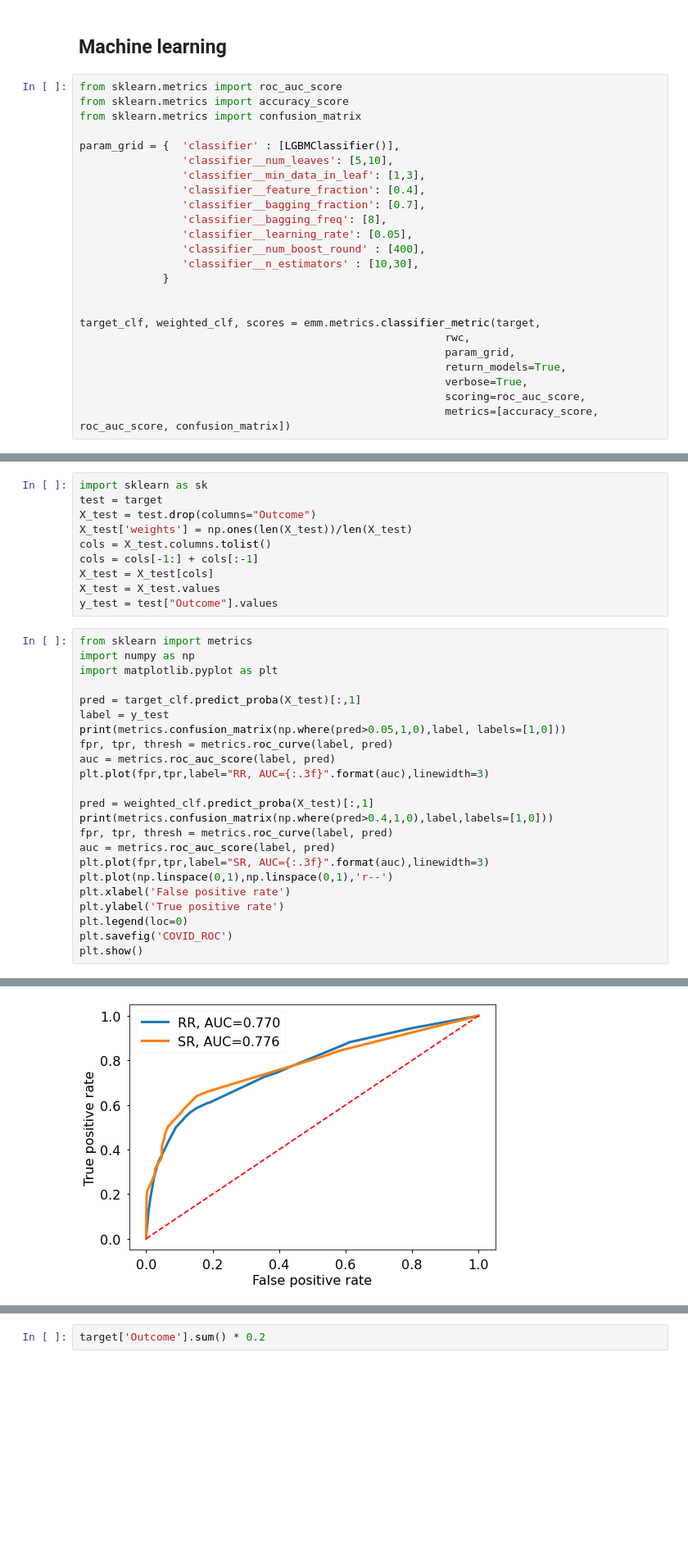
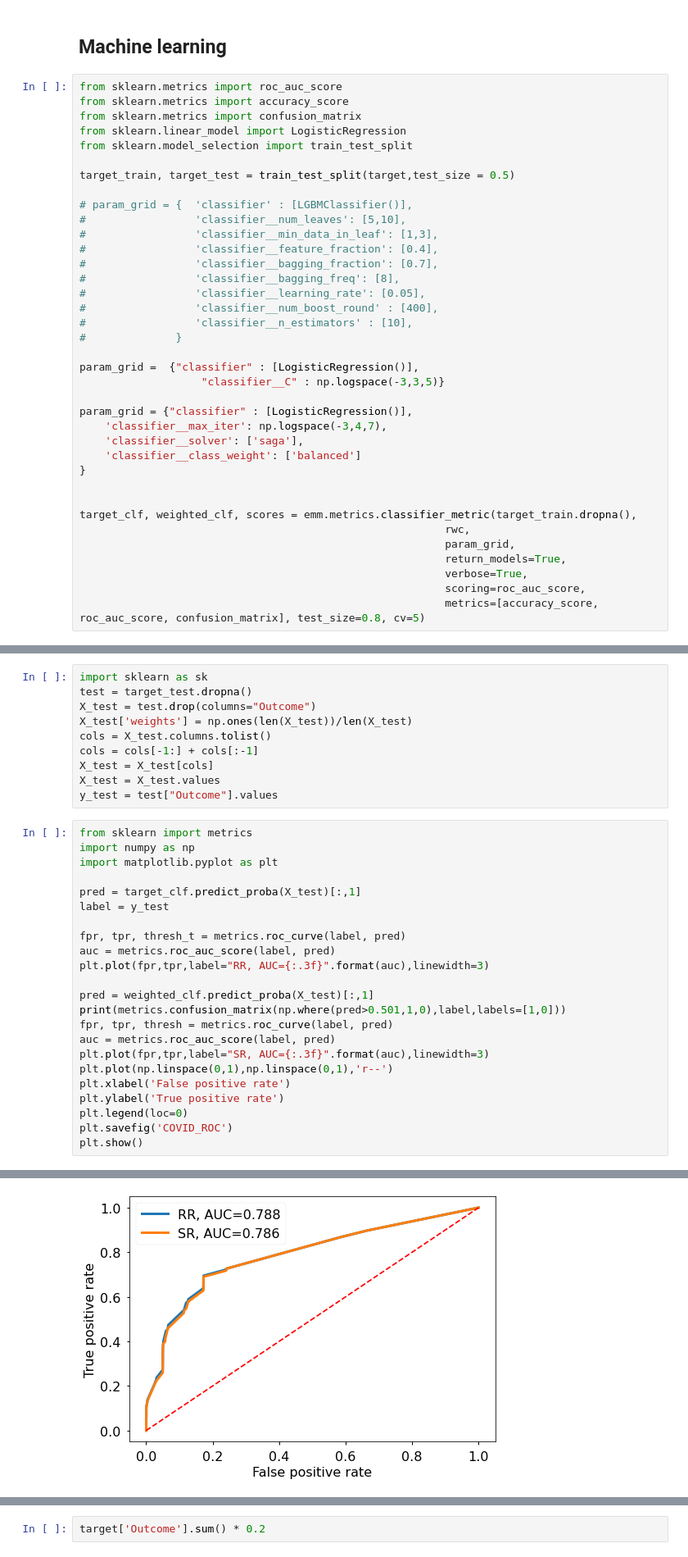
Before and after one commit to LucasKIJ/EMM, a Jupyter notebook: notebooks/COVID_Example.ipynb, the cells around one changed output, grey strips where cells are left out. Shown: that part at 82% size. Cells and saved outputs as stored; diff of their text form; blank space fills up the shorter version.

```diff
--- a/notebooks/COVID_Example.ipynb
+++ b/notebooks/COVID_Example.ipynb
@@ -101,24 +101,37 @@ Absolute difference between target and corpus statistics
 from sklearn.metrics import roc_auc_score
 from sklearn.metrics import accuracy_score
 from sklearn.metrics import confusion_matrix
+from sklearn.linear_model import LogisticRegression
+from sklearn.model_selection import train_test_split
 
-param_grid = {  'classifier' : [LGBMClassifier()],
-                'classifier__num_leaves': [5,10],
-                'classifier__min_data_in_leaf': [1,3],
-                'classifier__feature_fraction': [0.4],
-                'classifier__bagging_fraction': [0.7],
-                'classifier__bagging_freq': [8],
-                'classifier__learning_rate': [0.05],
-                'classifier__num_boost_round' : [400],
-                'classifier__n_estimators' : [10,30],
-             }
+target_train, target_test = train_test_split(target,test_size = 0.5)
+
+# param_grid = {  'classifier' : [LGBMClassifier()],
+#                 'classifier__num_leaves': [5,10],
+#                 'classifier__min_data_in_leaf': [1,3],
+#                 'classifier__feature_fraction': [0.4],
+#                 'classifier__bagging_fraction': [0.7],
+#                 'classifier__bagging_freq': [8],
+#                 'classifier__learning_rate': [0.05],
+#                 'classifier__num_boost_round' : [400],
+#                 'classifier__n_estimators' : [10],
+#              }
+
+param_grid =  {"classifier" : [LogisticRegression()],
+                   "classifier__C" : np.logspace(-3,3,5)}
+
+param_grid = {"classifier" : [LogisticRegression()],
+    'classifier__max_iter': np.logspace(-3,4,7),
+    'classifier__solver': ['saga'],
+    'classifier__class_weight': ['balanced']
+}
 
 
-target_clf, weighted_clf, scores = emm.metrics.classifier_metric(target,
+target_clf, weighted_clf, scores = emm.metrics.classifier_metric(target_train.dropna(),
                                                          rwc,
                                                          param_grid,
                                                          return_models=True,
                                                          verbose=True,
                                                          scoring=roc_auc_score,
-                                                         metrics=[accuracy_score, roc_auc_score, confusion_matrix])
+                                                         metrics=[accuracy_score, roc_auc_score, confusion_matrix], test_size=0.8, cv=5)
 # %% [output]
@@ -143,6 +149,6 @@ Weighted data: the best parameters are given by
 # %%
 import sklearn as sk
-test = target
+test = target_test.dropna()
 X_test = test.drop(columns="Outcome")
 X_test['weights'] = np.ones(len(X_test))/len(X_test)
 cols = X_test.columns.tolist()
@@ -157,13 +163,13 @@ import matplotlib.pyplot as plt
 
 pred = target_clf.predict_proba(X_test)[:,1]
 label = y_test
-print(metrics.confusion_matrix(np.where(pred>0.05,1,0),label, labels=[1,0]))
-fpr, tpr, thresh = metrics.roc_curve(label, pred)
+
+fpr, tpr, thresh_t = metrics.roc_curve(label, pred)
 auc = metrics.roc_auc_score(label, pred)
 plt.plot(fpr,tpr,label="RR, AUC={:.3f}".format(auc),linewidth=3)
 
 pred = weighted_clf.predict_proba(X_test)[:,1]
-print(metrics.confusion_matrix(np.where(pred>0.4,1,0),label,labels=[1,0]))
+print(metrics.confusion_matrix(np.where(pred>0.501,1,0),label,labels=[1,0]))
 fpr, tpr, thresh = metrics.roc_curve(label, pred)
 auc = metrics.roc_auc_score(label, pred)
 plt.plot(fpr,tpr,label="SR, AUC={:.3f}".format(auc),linewidth=3)
@@ -181 +185 @@ plt.show()
-[figure, old version]
+[figure, new version]
```
Also changed, not shown: parts of 6 cells of this notebook, 4 other files.
